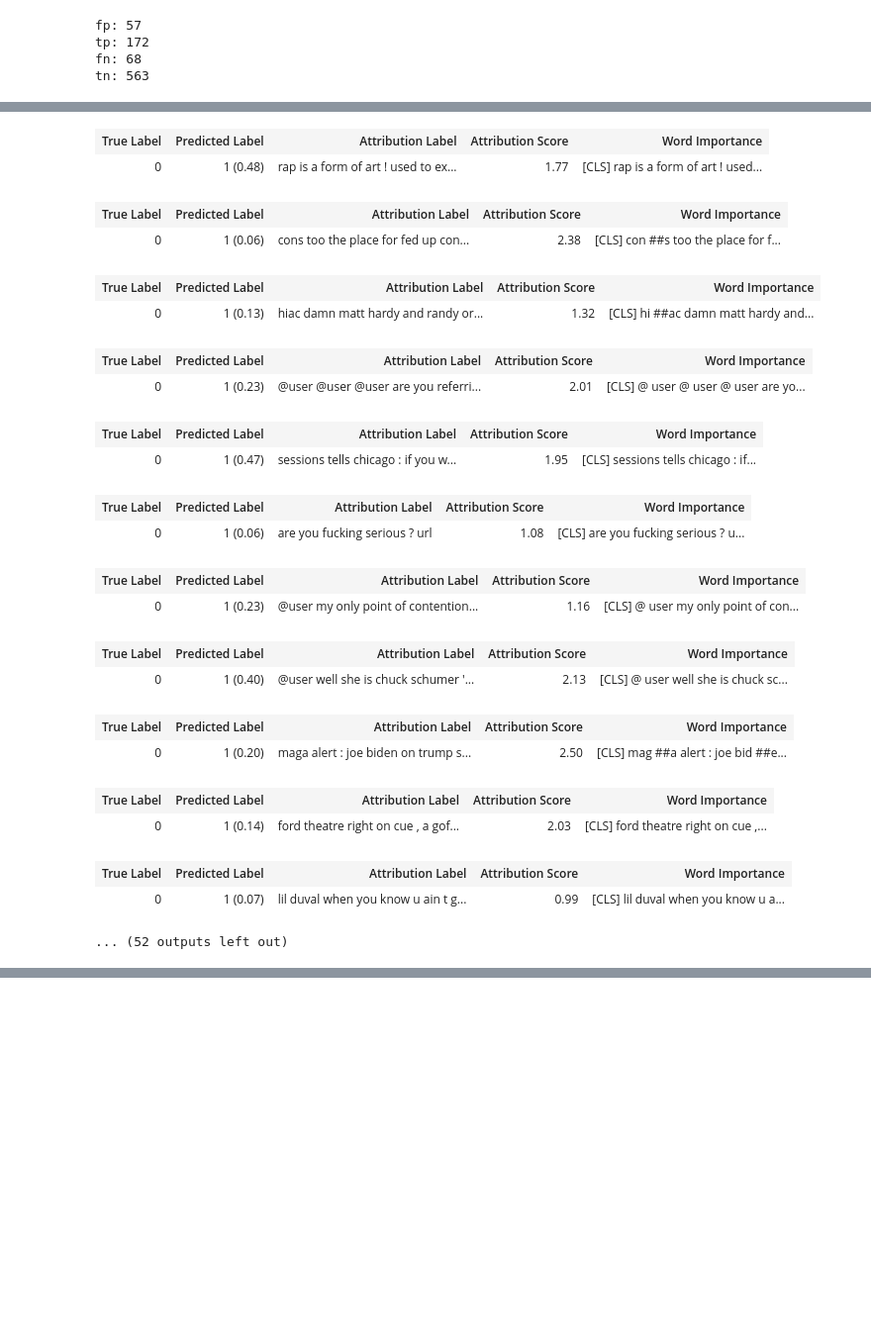
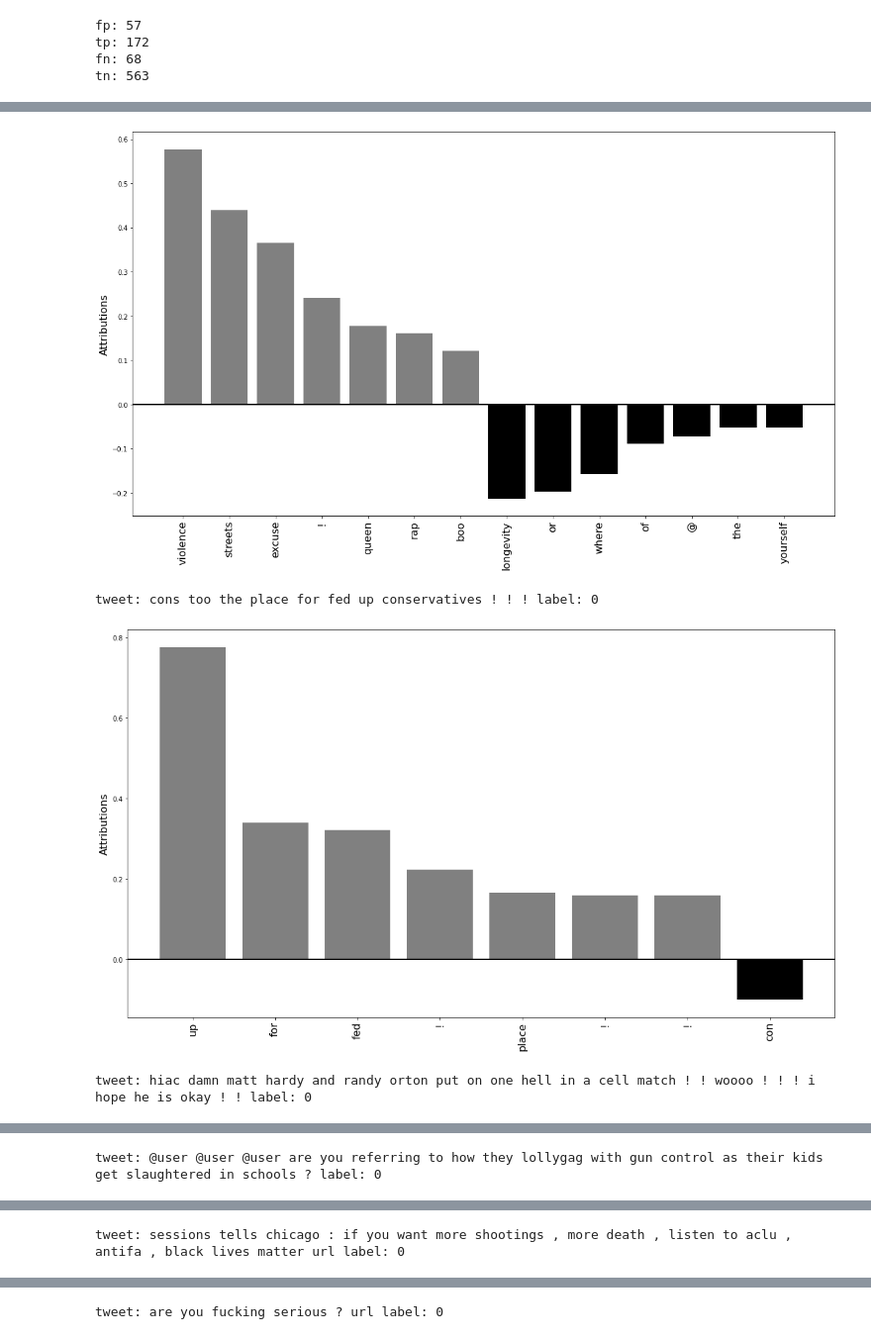
Before and after one commit to josbex/HS-detection_in_social_media_posts, a Jupyter notebook: Interpretation_of_BERT_using_captum.ipynb, the cells around one changed output, grey strips where cells are left out. Shown at 99% size. Saved outputs shown, nothing was run; the diff lists cells and outputs as text; code cells hidden in the pictures; blank space fills up the shorter version.

```diff
--- a/Interpretation_of_BERT_using_captum.ipynb
+++ b/Interpretation_of_BERT_using_captum.ipynb
@@ -184,5 +254,17 @@ tn: 563
+# %%
+def plot_top_attributions(n, n_attributions, n_tokens, ylabel, title, name):
+  fig = plt.figure(figsize=(19.20,10.80))
+  index = np.arange(len(n_tokens))
+  col = get_colors(n, n_attributions, 'grey', 'black')
+  bars = plt.bar(index, n_attributions, color = col)
+  plt.axhline(y=0,linewidth=2, color='k')
+  plt.ylabel(ylabel, fontsize=16)
+  plt.xticks(index, n_tokens, fontsize=16, rotation=90)
+  plt.title(title, fontsize=22)
+  plt.show()
+  fig.savefig("/content/gdrive/My Drive/thesis/interpret_plots/" + name + ".pdf")
 # %%
-def analyze_tweets(index_list, nr_of_tweets, title_of_prediction):
+def analyze_tweets(index_list, nr_of_tweets, title_of_prediction, pred_type):
   vis = []
   for i in range(nr_of_tweets):
     tweet, true_label = get_test_tweet_by_index(index_list[i])
@@ -191,6 +273,8 @@ def analyze_tweets(index_list, nr_of_tweets, title_of_prediction):
     attributions_sum = summarize_attributions(attributions)
     score = predict(input_ids)
     vis.append(save_vis(attributions_sum, score, true_label, tweet, all_tokens, delta))
+    n_attributions, n_tokens, nr_of_top_tokens = get_n_attributions_and_tokens(7, attributions_sum.detach().cpu().numpy(), np.array(all_tokens))
+    plot_top_attributions(nr_of_top_tokens, n_attributions, n_tokens, 'Attributions',  '', pred_type + '_tweet_index_' + str(index_list[i]))
 
   print('\033[1m', 'Visualization For Score ' + title_of_prediction, '\033[0m')
   for i in range(nr_of_tweets):
@@ -198,8 +282,9 @@ def analyze_tweets(index_list, nr_of_tweets, title_of_prediction):
 
 index_lists = [fp_indices, tp_indices, fn_indices, tn_indices]
 prediction_titles = ['False positive predictions', 'True positive predictions', 'False negative predictions', 'True negative predictions']
+pred_type = ['fp', 'tp', 'fn', 'tn']
 
-for i_list, title in zip(index_lists, prediction_titles):
-  analyze_tweets(i_list, 15, title)
+for i_list, title, p_type in zip(index_lists, prediction_titles, pred_type):
+  analyze_tweets(i_list, 15, title, p_type)
 # %% [output]
 tweet: rap is a form of art ! used to express yourself freely . it does not gv the green light or excuse the behavior of acting like an animal ! she is not in the streets of the bx where violence is a ...
@@ -221,23 +291,4 @@ tweet: you didnt have to beat him up like that . . . all he said was you are loo
-| True Label | Predicted Label | Attribution Label | Attribution Score | Word Importance |
-| 0 | 1 (0.48) | rap is a form of art ! used to ex... | 1.77 | [CLS] rap is a form of art ! used... |
-| True Label | Predicted Label | Attribution Label | Attribution Score | Word Importance |
-| 0 | 1 (0.06) | cons too the place for fed up con... | 2.38 | [CLS] con ##s too the place for f... |
-| True Label | Predicted Label | Attribution Label | Attribution Score | Word Importance |
-| 0 | 1 (0.13) | hiac damn matt hardy and randy or... | 1.32 | [CLS] hi ##ac damn matt hardy and... |
-| True Label | Predicted Label | Attribution Label | Attribution Score | Word Importance |
-| 0 | 1 (0.23) | @user @user @user are you referri... | 2.01 | [CLS] @ user @ user @ user are yo... |
-| True Label | Predicted Label | Attribution Label | Attribution Score | Word Importance |
-| 0 | 1 (0.47) | sessions tells chicago : if you w... | 1.95 | [CLS] sessions tells chicago : if... |
-| True Label | Predicted Label | Attribution Label | Attribution Score | Word Importance |
-| 0 | 1 (0.06) | are you fucking serious ? url | 1.08 | [CLS] are you fucking serious ? u... |
-| True Label | Predicted Label | Attribution Label | Attribution Score | Word Importance |
-| 0 | 1 (0.23) | @user my only point of contention... | 1.16 | [CLS] @ user my only point of con... |
-| True Label | Predicted Label | Attribution Label | Attribution Score | Word Importance |
-| 0 | 1 (0.40) | @user well she is chuck schumer '... | 2.13 | [CLS] @ user well she is chuck sc... |
-| True Label | Predicted Label | Attribution Label | Attribution Score | Word Importance |
-| 0 | 1 (0.20) | maga alert : joe biden on trump s... | 2.50 | [CLS] mag ##a alert : joe bid ##e... |
-| True Label | Predicted Label | Attribution Label | Attribution Score | Word Importance |
-| 0 | 1 (0.14) | ford theatre right on cue , a gof... | 2.03 | [CLS] ford theatre right on cue ,... |
-| True Label | Predicted Label | Attribution Label | Attribution Score | Word Importance |
-| 0 | 1 (0.07) | lil duval when you know u ain t g... | 0.99 | [CLS] lil duval when you know u a... |
+[figure, added]
-... (52 outputs left out)
+tweet: cons too the place for fed up conservatives ! ! ! label: 0
+[figure, added]
+tweet: hiac damn matt hardy and randy orton put on one hell in a cell match ! ! woooo ! ! ! i hope he is okay ! ! label: 0
@@ -243,0 +296 @@ tweet: you didnt have to beat him up like that . . . all he said was you are loo
+tweet: @user @user @user are you referring to how they lollygag with gun control as their kids get slaughtered in schools ? label: 0
@@ -243,0 +298 @@ tweet: you didnt have to beat him up like that . . . all he said was you are loo
+tweet: sessions tells chicago : if you want more shootings , more death , listen to aclu , antifa , black lives matter url label: 0
@@ -243,0 +300 @@ tweet: you didnt have to beat him up like that . . . all he said was you are loo
+tweet: are you fucking serious ? url label: 0
```
Also changed, not shown: parts of 8 cells of this notebook.
